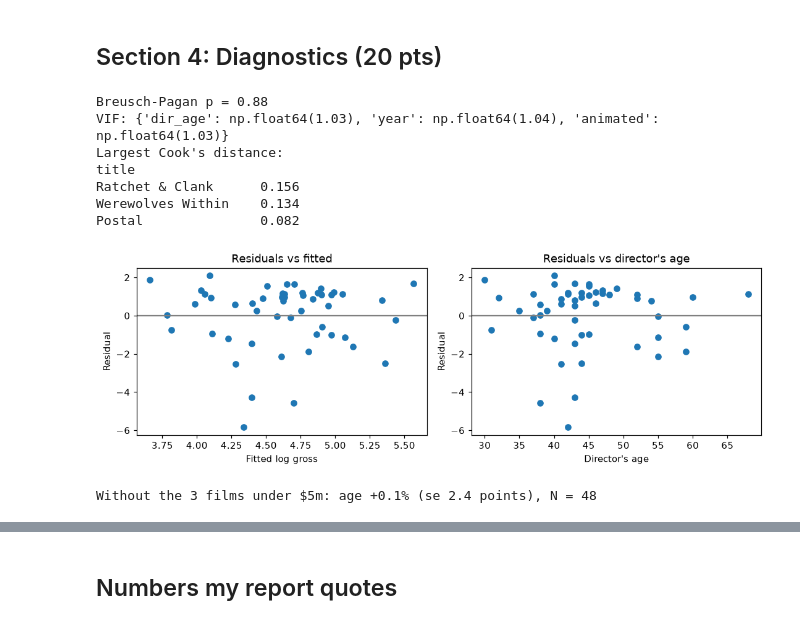
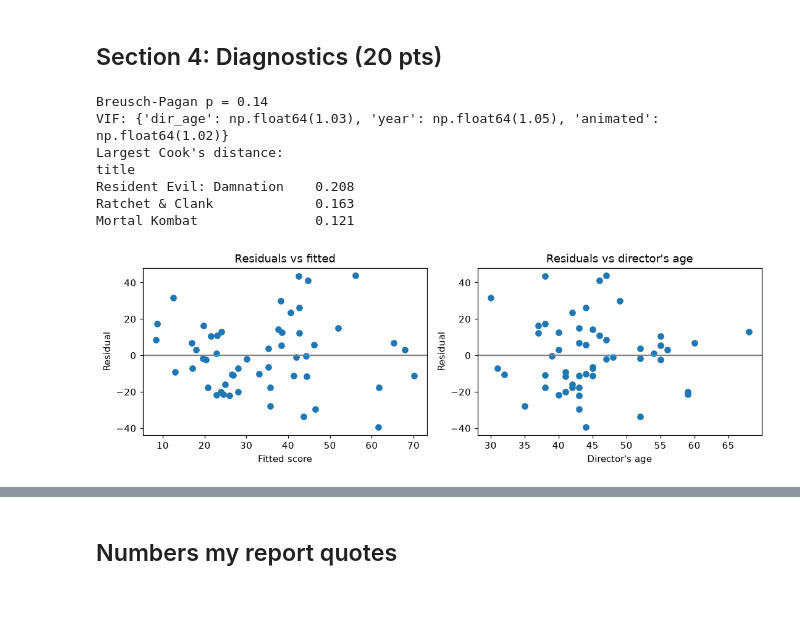
Before and after one commit to RyanPiao/econ3916-midterm-example, a Jupyter notebook: midterm-example-movies.ipynb, the cells around one changed output, grey strips where cells are left out. Drawn from its saved outputs; the diff is of its cells as text; code cells hidden in the pictures.

Commit message:
Rebuilt on the critics'-score question (Rotten Tomatoes), with a hypothesis: younger directors grew up playing the games

```diff
--- a/midterm-example-movies.ipynb
+++ b/midterm-example-movies.ipynb
@@ -100,3 +100,9 @@ not_usd = films["budget_text"].notna() & films["budget"].isna()
 print("Budgets not in US dollars:", films.loc[not_usd, ["title", "budget_text"]].values.tolist())
 # %% [output]
 Budgets not in US dollars: [['Moshi Monsters: The Movie', '£2.3\xa0million[285]']]
+# %%
+# Text to numbers, again: the Rotten Tomatoes column reads "26% (46 reviews)[4]".
+films["rt"] = films["rt_text"].str.extract(r"^(\d+)\s*%", expand=False).astype(float)
+films["reviews"] = films["rt_text"].str.extract(r"\((\d+) reviews?\)", expand=False).astype(float)
+print(films[["rt_text", "rt", "reviews"]].head(3).to_string(index=False))
+print("No score:", films.loc[films["rt"].isna(), ["title", "rt_text"]].values.tolist())
@@ -175,11 +192,11 @@ director's age. The rule is written down before the model is run.
 # %%
-sample = df[(df["year"] <= 2025)].dropna(subset=["gross_m", "budget_m", "dir_age"]).copy()
-sample["log_gross"] = np.log(sample["gross_m"])
-sample["log_budget"] = np.log(sample["budget_m"])
+sample = df[(df["year"] <= 2025)].dropna(subset=["rt", "dir_age"]).copy()
+sample["log_budget"] = np.log(sample["budget_m"])          # NaN where there is no dollar budget
 print("Films in the table:", len(df), "  in the sample:", len(sample))
 
-table1 = (sample[["gross_m", "budget_m", "dir_age", "year"]]
-          .describe().T[["mean", "std", "min", "max"]].round(1))
-table1.index = ["Worldwide gross ($m, 2024)", "Budget ($m, 2024)", "Director's age at release (years)", "Release year"]
-table1
+table1 = sample[["rt", "reviews", "dir_age", "year", "budget_m"]].describe().T[["mean", "50%", "std", "min", "max", "count"]]
+table1.columns = ["mean", "median", "std", "min", "max", "N"]
+table1.index = ["Rotten Tomatoes score (% positive reviews)", "Reviews counted", "Director's age at release (years)",
+                "Release year", "Budget ($m, 2024)"]
+table1.round(1)
 # %% [output]
@@ -288,35 +321,26 @@ distinguishable from zero. The headline is column 2, the total association.
 # %% [markdown]
 ## Section 4: Diagnostics (20 pts)
 # %%
-ols2 = smf.ols("log_gross ~ dir_age + year + animated", sample).fit()
+ols2 = smf.ols("rt ~ dir_age + year + animated", sample).fit()
 fig, ax = plt.subplots(1, 2, figsize=(10, 3.4))
 ax[0].scatter(ols2.fittedvalues, ols2.resid); ax[0].axhline(0, color="grey")
-ax[0].set(xlabel="Fitted log gross", ylabel="Residual", title="Residuals vs fitted")
+ax[0].set(xlabel="Fitted score", ylabel="Residual", title="Residuals vs fitted")
 ax[1].scatter(sample["dir_age"], ols2.resid); ax[1].axhline(0, color="grey")
 ax[1].set(xlabel="Director's age", ylabel="Residual", title="Residuals vs director's age")
 plt.tight_layout(); plt.show()
 
 bp_p = het_breuschpagan(ols2.resid, ols2.model.exog)[1]
 print(f"Breusch-Pagan p = {bp_p:.2f}")
 X = ols2.model.exog
 print("VIF:", {n: round(variance_inflation_factor(X, i), 2) for i, n in enumerate(ols2.model.exog_names) if n != "Intercept"})
 cooks = pd.Series(ols2.get_influence().cooks_distance[0], index=sample["title"])
 print("Largest Cook's distance:"); print(cooks.nlargest(3).round(3).to_string())
 # %% [output]
-Breusch-Pagan p = 0.88
-VIF: {'dir_age': np.float64(1.03), 'year': np.float64(1.04), 'animated': np.float64(1.03)}
+Breusch-Pagan p = 0.14
+VIF: {'dir_age': np.float64(1.03), 'year': np.float64(1.05), 'animated': np.float64(1.02)}
 Largest Cook's distance:
 title
-Ratchet & Clank      0.156
-Werewolves Within    0.134
-Postal               0.082
+Resident Evil: Damnation    0.208
+Ratchet & Clank             0.163
+Mortal Kombat               0.121
-[figure, old version]
+[figure, new version]
-# %%
-# Two of the three biggest Cook's distances are films that barely opened (Werewolves Within, Postal).
-# Drop every film under $5m and report the estimate with and without them.
-small = sample["gross_m"] < 5
-m2_wide = smf.ols("log_gross ~ dir_age + year + animated", sample[~small]).fit(cov_type="HC1")
-print(f"Without the {small.sum()} films under $5m: age {pct(m2_wide.params['dir_age']):+.1f}% "
-      f"(se {100*m2_wide.bse['dir_age']:.1f} points), N = {int(m2_wide.nobs)}")
-# %% [output]
-Without the 3 films under $5m: age +0.1% (se 2.4 points), N = 48
```
Also changed, not shown: parts of 24 cells of this notebook, 2 other files.
